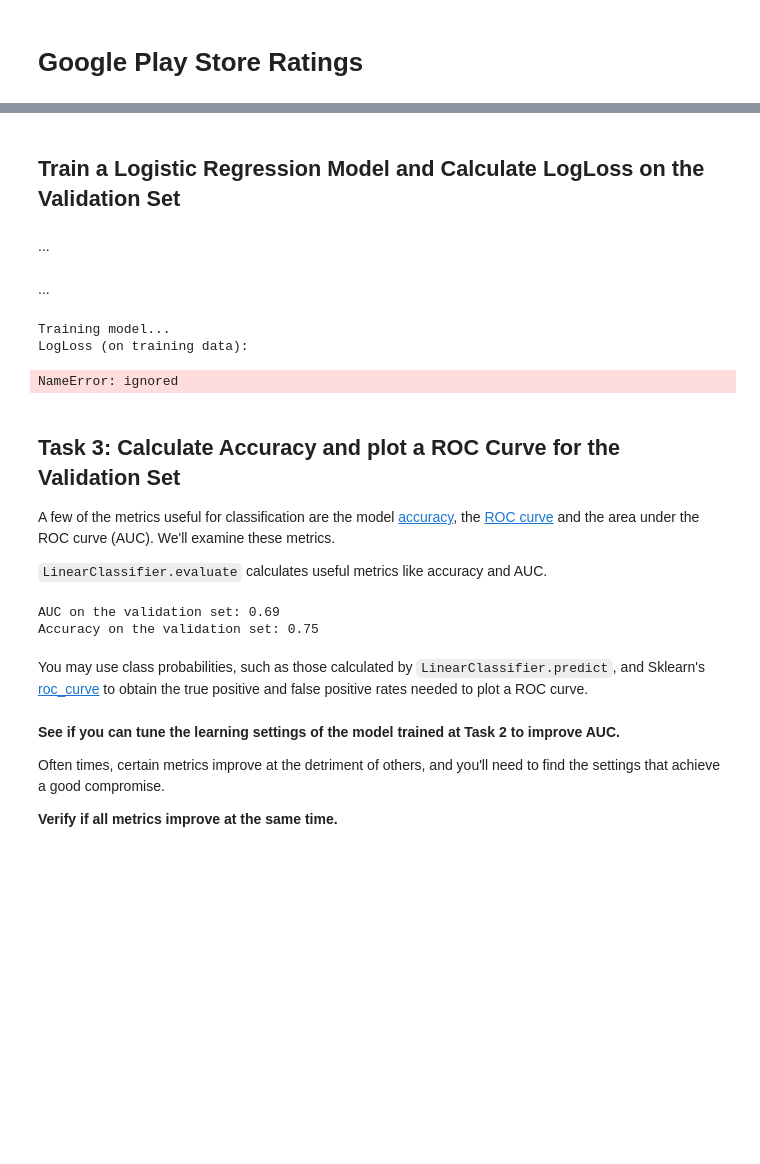
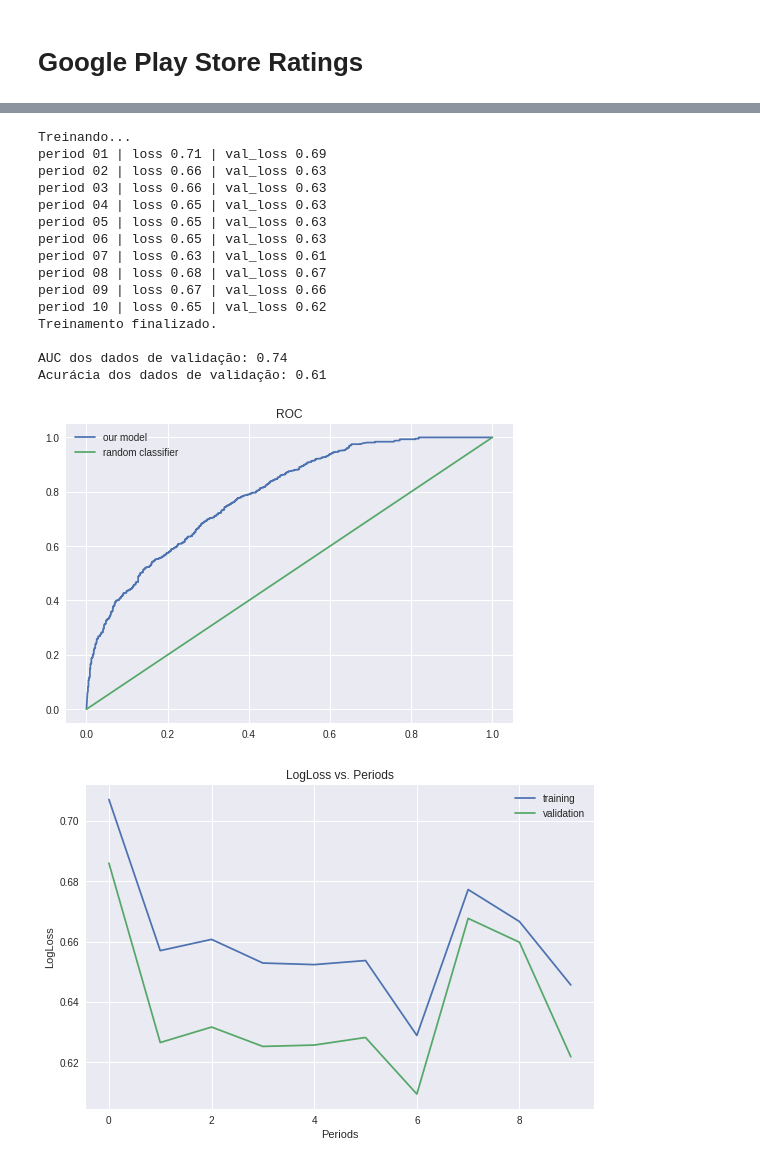
Before and after one commit to arthurflor23/courses, a Jupyter notebook: google-machine-learning-crash-course/16. Google Play Practice.ipynb, the cells around one changed output, grey strips where cells are left out. Drawn from its saved outputs; the diff is of its cells as text; code cells hidden in the pictures; blank space fills up the shorter version.

```diff
--- a/google-machine-learning-crash-course/16. Google Play Practice.ipynb
+++ b/google-machine-learning-crash-course/16. Google Play Practice.ipynb
@@ -162,19 +166,19 @@ def my_input_fn(features, targets, batch_size=1, shuffle=True, num_epochs=None):
     """Organizar dados para treinamento.
 
     Args:
-      features: pandas DataFrame de atributos
-      targets: pandas DataFrame de targets
-      batch_size: tamanho do batch para passar ao modelo
-      shuffle: Embaralhar os dados ou não.
-      num_epochs: Número de épocas. None = indefinido
+      features: pandas DataFrame (inputs)
+      targets: pandas DataFrame (targets)
+      batch_size: tamanho do batch para o treinamento
+      shuffle: Embaralhar os dados.
+      num_epochs: Número de épocas. None=indefinido
 
     Returns:
       Tupla de atributos e targets.
     """
 
-    features = {key:np.array(value) for key,value in dict(features).items()}
+    features = {index:np.array(item) for (index, item) in dict(features).items()}
 
-    ds = Dataset.from_tensor_slices((features,targets)) # limite de 2GB
+    ds = Dataset.from_tensor_slices((features, targets)) # limite de 2GB
     ds = ds.batch(batch_size).repeat(num_epochs)
 
     if shuffle:
@@ -188,4 +189,0 @@ def my_input_fn(features, targets, batch_size=1, shuffle=True, num_epochs=None):
-# %% [markdown]
-## Train a Logistic Regression Model and Calculate LogLoss on the Validation Set
-# %% [markdown]
-...
@@ -281,2 +189,0 @@ def train_linear_classifier_model(learning_rate, steps, batch_size, training_exa
-# %% [markdown]
-...
@@ -283,31 +283,27 @@ def train_linear_classifier_model(learning_rate, steps, batch_size, training_exa
 # %%
 linear_classifier = train_linear_classifier_model(
-    learning_rate=0.000005,
-    steps=100,
-    batch_size=10,
+    learning_rate=1e-8,
+    steps=1000,
+    batch_size=200,
     training_examples=training_examples,
     training_targets=training_targets,
     validation_examples=validation_examples,
     validation_targets=validation_targets)
 # %% [output]
-Training model...
-LogLoss (on training data):
+Treinando...
+period 01 | loss 0.71 | val_loss 0.69
+period 02 | loss 0.66 | val_loss 0.63
+period 03 | loss 0.66 | val_loss 0.63
+period 04 | loss 0.65 | val_loss 0.63
+period 05 | loss 0.65 | val_loss 0.63
+period 06 | loss 0.65 | val_loss 0.63
+period 07 | loss 0.63 | val_loss 0.61
+period 08 | loss 0.68 | val_loss 0.67
+period 09 | loss 0.67 | val_loss 0.66
+period 10 | loss 0.65 | val_loss 0.62
+Treinamento finalizado.
+
+AUC dos dados de validação: 0.74
+Acurácia dos dados de validação: 0.61
-NameError: ignored
+[figure, added]
+[figure, added]
-# %% [markdown]
-## Task 3: Calculate Accuracy and plot a ROC Curve for the Validation Set
-
-A few of the metrics useful for classification are the model [accuracy](https://en.wikipedia.org/wiki/Accuracy_and_precision#In_binary_classification), the [ROC curve](https://en.wikipedia.org/wiki/Receiver_operating_characteristic) and the area under the ROC curve (AUC). We'll examine these metrics.
-
-`LinearClassifier.evaluate` calculates useful metrics like accuracy and AUC.
-# %%
-evaluation_metrics = linear_classifier.evaluate(input_fn=predict_validation_input_fn)
-
-print("AUC on the validation set: %0.2f" % evaluation_metrics['auc'])
-print("Accuracy on the validation set: %0.2f" % evaluation_metrics['accuracy'])
-# %% [output]
-AUC on the validation set: 0.69
-Accuracy on the validation set: 0.75
-# %% [markdown]
-You may use class probabilities, such as those calculated by `LinearClassifier.predict`,
-and Sklearn's [roc_curve](http://scikit-learn.org/stable/modules/model_evaluation.html#roc-metrics) to
-obtain the true positive and false positive rates needed to plot a ROC curve.
@@ -324,6 +309,0 @@ _ = plt.legend(loc=2)
-# %% [markdown]
-**See if you can tune the learning settings of the model trained at Task 2 to improve AUC.**
-
-Often times, certain metrics improve at the detriment of others, and you'll need to find the settings that achieve a good compromise.
-
-**Verify if all metrics improve at the same time.**
```
Also changed, not shown: parts of 15 cells of this notebook.
